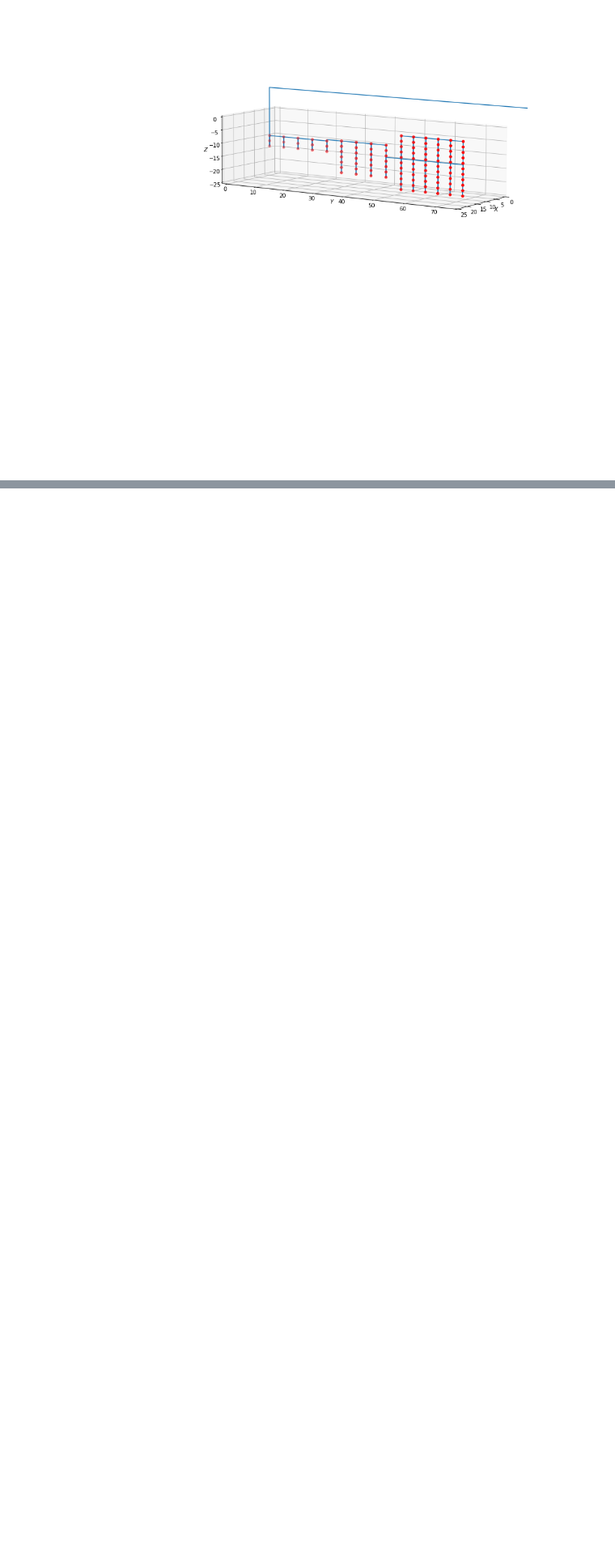
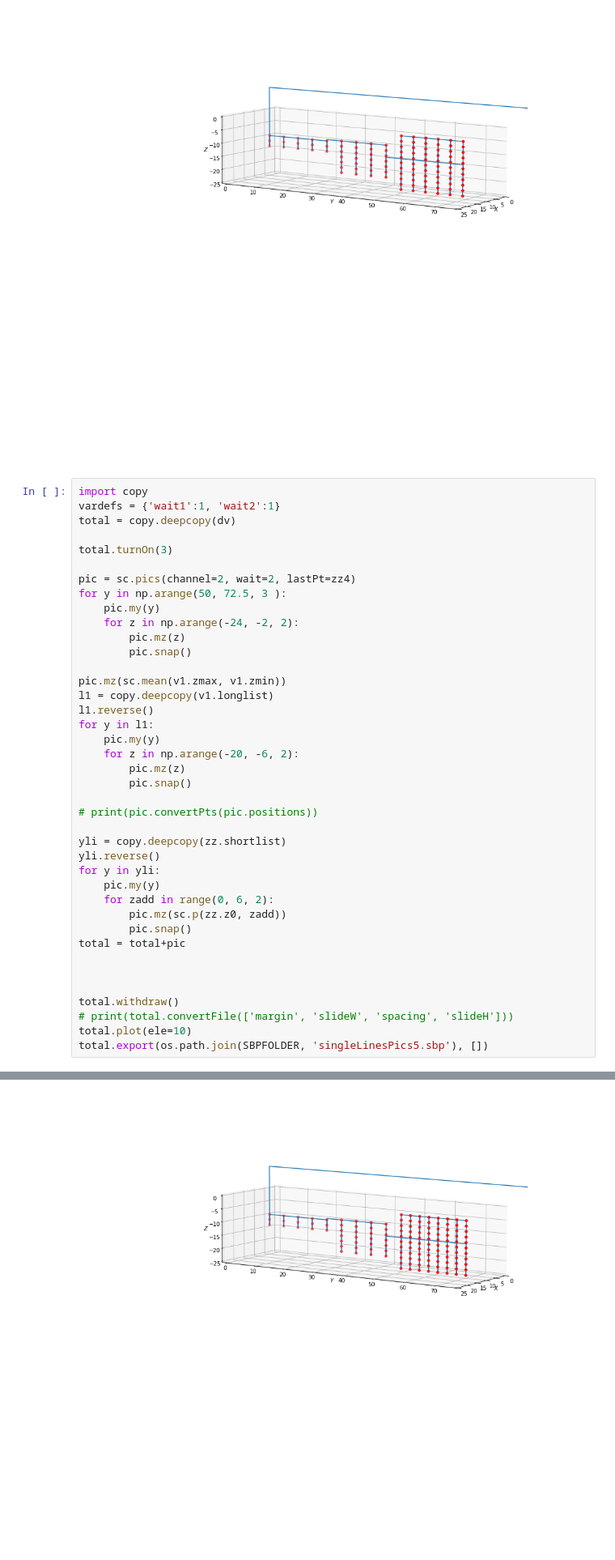
Before and after one commit to usnistgov/ShopbotPyQt, a Jupyter notebook: SBP files/sbpcreator.ipynb, the cells around one changed output, grey strips where cells are left out. Shown at 81% size. Saved outputs shown, nothing was run; the diff lists cells and outputs as text; blank space fills up the shorter version.

```diff
--- a/SBP files/sbpcreator.ipynb
+++ b/SBP files/sbpcreator.ipynb
@@ -409,3 +411,44 @@ total.export(os.path.join(SBPFOLDER, 'singleLinesPics4.sbp'), [])
 # %% [output]
 Exported file C:/Users/lmf1/Documents/GitHub/ShopbotPyQt/SBP files\singleLinesPics4.sbp
 [figure]
+# %%
+import copy
+vardefs = {'wait1':1, 'wait2':1}
+total = copy.deepcopy(dv)
+
+total.turnOn(3)
+
+pic = sc.pics(channel=2, wait=2, lastPt=zz4)
+for y in np.arange(50, 72.5, 3 ):
+    pic.my(y)
+    for z in np.arange(-24, -2, 2):
+        pic.mz(z)
+        pic.snap()
+
+pic.mz(sc.mean(v1.zmax, v1.zmin))
+l1 = copy.deepcopy(v1.longlist)
+l1.reverse()
+for y in l1:
+    pic.my(y)
+    for z in np.arange(-20, -6, 2):
+        pic.mz(z)
+        pic.snap()
+
+# print(pic.convertPts(pic.positions))
+
+yli = copy.deepcopy(zz.shortlist)
+yli.reverse()
+for y in yli:
+    pic.my(y)
+    for zadd in range(0, 6, 2):
+        pic.mz(sc.p(zz.z0, zadd))
+        pic.snap()
+total = total+pic
+
+
+
+total.withdraw()
+# print(total.convertFile(['margin', 'slideW', 'spacing', 'slideH']))
+total.plot(ele=10)
+total.export(os.path.join(SBPFOLDER, 'singleLinesPics5.sbp'), [])
+# %% [output]
@@ -411,0 +456 @@ Exported file C:/Users/lmf1/Documents/GitHub/ShopbotPyQt/SBP files\singleLinesPi
+[figure, added]
```
Also changed, not shown: parts of 2 cells of this notebook, 7 other files.
